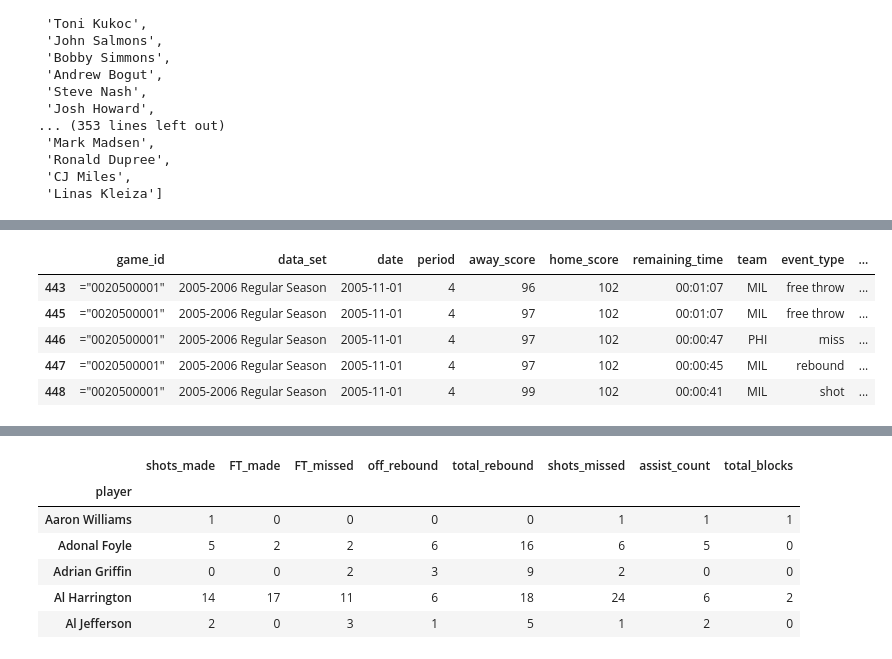
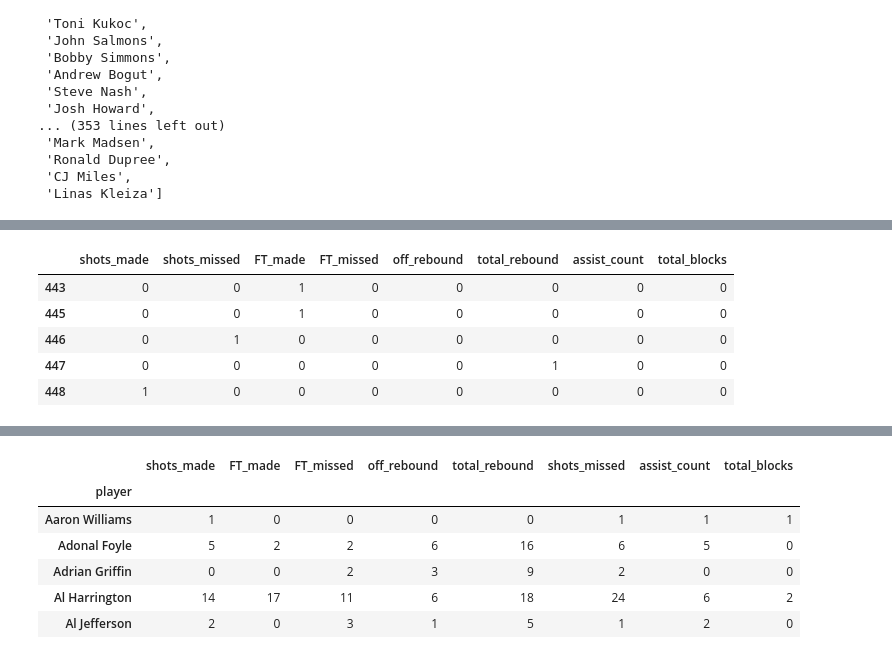
Before and after one commit to deepakchandi/clutch-baller, a Jupyter notebook: Practice(05-06 season).ipynb, the cells around one changed output, grey strips where cells are left out. Drawn from its saved outputs; the diff is of its cells as text; code cells hidden in the pictures.

```diff
--- a/Practice(05-06 season).ipynb
+++ b/Practice(05-06 season).ipynb
@@ -243,0 +262,2 @@ dict
+# %%
+x = ind.object_to_int(regular_season, 'points')
@@ -243,0 +267,3 @@ dict
+# %%
+new_x = ind.add_more_columns(x)
+new_x.head()
@@ -244,9 +279,9 @@ dict
 # %%
-regular_season.head()
+new_x.head()
 # %% [output]
-|  | game_id | data_set | date | period | away_score | home_score | remaining_time | team | event_type | ... |
-| 443 | ="0020500001" | 2005-2006 Regular Season | 2005-11-01 | 4 | 96 | 102 | 00:01:07 | MIL | free throw | ... |
-| 445 | ="0020500001" | 2005-2006 Regular Season | 2005-11-01 | 4 | 97 | 102 | 00:01:07 | MIL | free throw | ... |
-| 446 | ="0020500001" | 2005-2006 Regular Season | 2005-11-01 | 4 | 97 | 102 | 00:00:47 | PHI | miss | ... |
-| 447 | ="0020500001" | 2005-2006 Regular Season | 2005-11-01 | 4 | 97 | 102 | 00:00:45 | MIL | rebound | ... |
-| 448 | ="0020500001" | 2005-2006 Regular Season | 2005-11-01 | 4 | 99 | 102 | 00:00:41 | MIL | shot | ... |
+|  | shots_made | shots_missed | FT_made | FT_missed | off_rebound | total_rebound | assist_count | total_blocks |
+| 443 | 0 | 0 | 1 | 0 | 0 | 0 | 0 | 0 |
+| 445 | 0 | 0 | 1 | 0 | 0 | 0 | 0 | 0 |
+| 446 | 0 | 1 | 0 | 0 | 0 | 0 | 0 | 0 |
+| 447 | 0 | 0 | 0 | 0 | 0 | 1 | 0 | 0 |
+| 448 | 1 | 0 | 0 | 0 | 0 | 0 | 0 | 0 |
```
Also changed, not shown: parts of 34 cells of this notebook, 3 other files.
